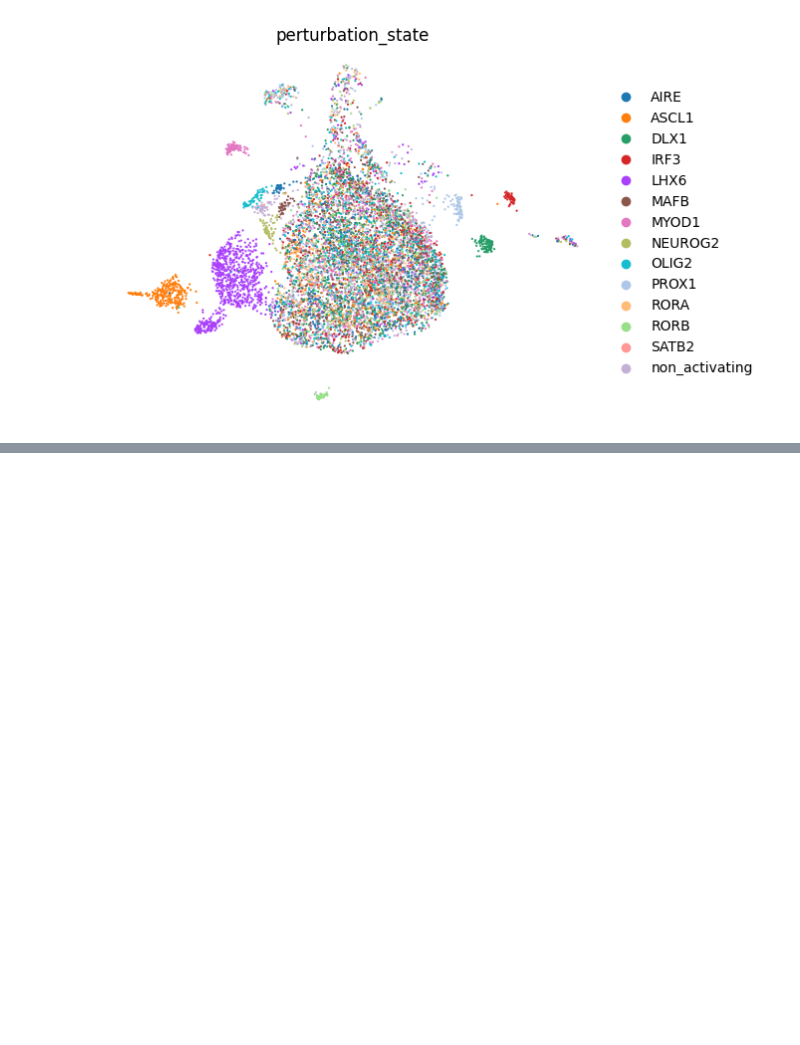
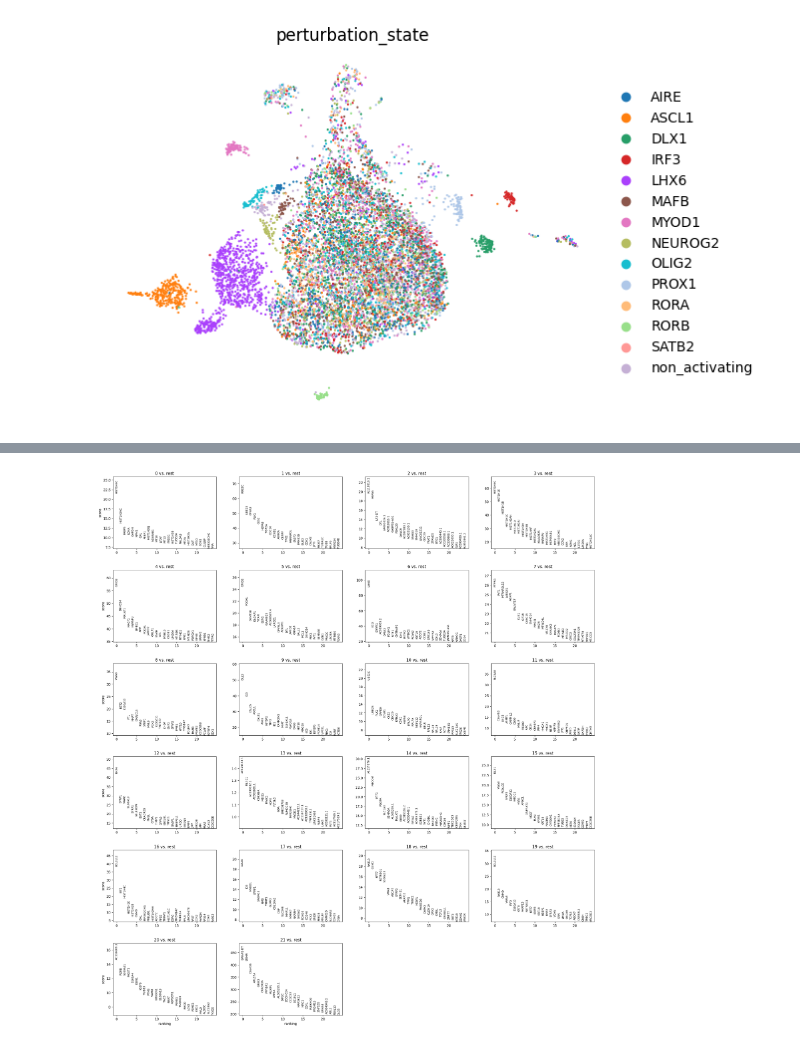
Before and after one commit to vitkl/cell2state_tf_activation, a Jupyter notebook: scripts/Kevin/20230127_crispra_scrna_exploration.ipynb, the cells around one changed output, grey strips where cells are left out. Cells and saved outputs as stored; diff of their text form; code cells hidden in the pictures; blank space fills up the shorter version.

```diff
--- a/scripts/Kevin/20230127_crispra_scrna_exploration.ipynb
+++ b/scripts/Kevin/20230127_crispra_scrna_exploration.ipynb
@@ -144,0 +179,14 @@ plt.savefig(f'{figures_folder}{today}_umap_targeting_plasmids_perturbed_state.pd
+# %%
+#create log1p and save to adata_pertubed base layer
+adata_pertubed.uns['log1p']["base"] = None
+#excluding leiden clusters with only 1 cell based on adata obs
+adata_filter_leiden=adata_pertubed.obs['leiden'].value_counts()[adata_pertubed.obs['leiden'].value_counts() > 1].index.tolist()
+#filter adata_pertubed to only include leiden clusters with ffmore than 1 cell
+adata_filter_leiden = adata_pertubed[adata_pertubed.obs['leiden'].isin(adata_filter_leiden)]
+#filter out guides from gene list in adata var which do not start with ENSG
+adata_filter_leiden = adata_filter_leiden[:, adata_filter_leiden.var_names.str.startswith('ENSG')]
+
+sc.tl.rank_genes_groups(adata_filter_leiden, 'leiden', method='t-test')
+sc.pl.rank_genes_groups(adata_filter_leiden, n_genes=25, sharey=False, gene_symbols='SYMBOL')
+# %% [output]
+[figure, added]
```
Also changed, not shown: parts of 7 cells of this notebook, 1 other file.
